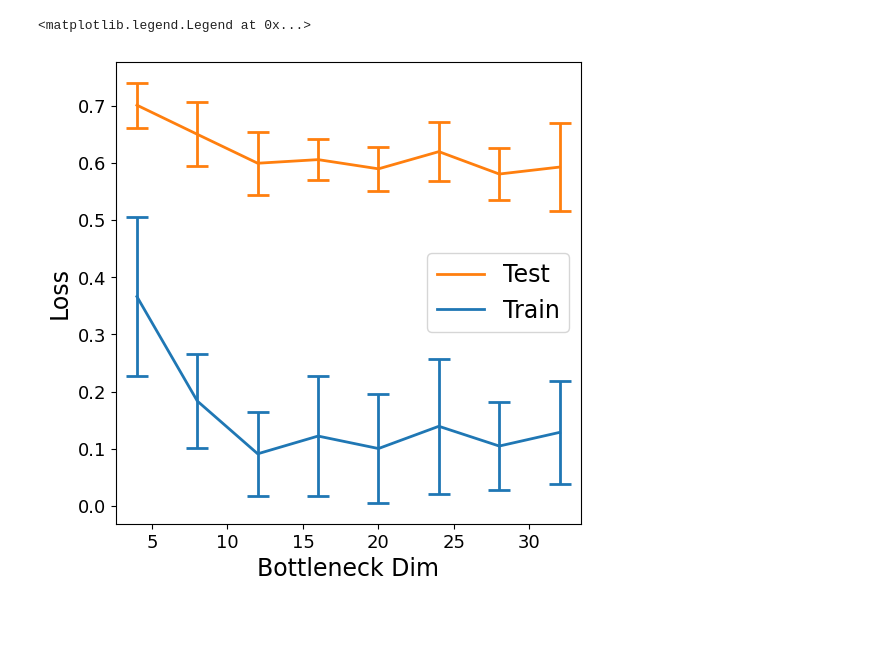
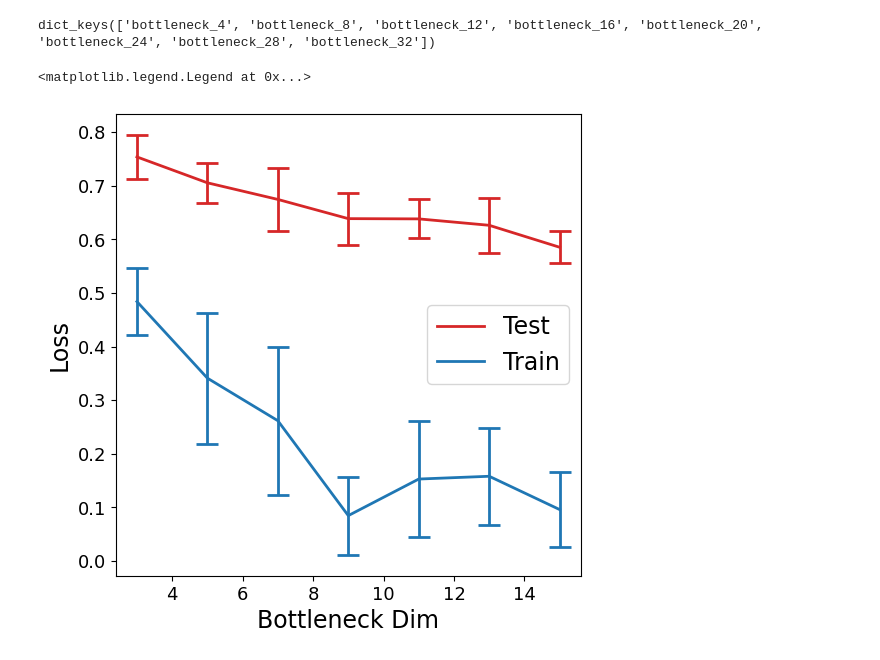
Before and after one commit to ntolley/metanets, a Jupyter notebook: notebooks/make_param_sweep_plots.ipynb, the cells around one changed output. Saved outputs shown, nothing was run; the diff lists cells and outputs as text; code cells hidden in the pictures; blank space fills up the shorter version.

Commit message:
param sweep plots

```diff
--- a/notebooks/make_param_sweep_plots.ipynb
+++ b/notebooks/make_param_sweep_plots.ipynb
@@ -22,14 +22,18 @@ import utils
 
 device = torch.device("cuda:0")
 # device = torch.device("cpu")
-# %%
-with open('../data/bottleneck_sweep_results.pkl', 'rb') as f:
-    sweep_dict = pickle.load(f)
+# %%
+sweep_dict.keys()
+# %% [output]
+dict_keys(['bottleneck_4', 'bottleneck_8', 'bottleneck_12', 'bottleneck_16', 'bottleneck_20', 'bottleneck_24', 'bottleneck_28', 'bottleneck_32'])
 # %%
+with open('../data/mamba_bottleneck_sweep_results.pkl', 'rb') as f:
+    sweep_dict = pickle.load(f)
+
 train_mean, train_std = list(), list()
 test_mean, test_std = list(), list()
 
-bottleneck_values = [4,8,12,16,20,24,28,32]
+bottleneck_values = sweep_dict['bottleneck_values'][1:]
 
 for bottleneck_val in bottleneck_values:
     train_loss, test_loss = list(), list()
@@ -45,25 +49,25 @@ for bottleneck_val in bottleneck_values:
 # %%
 labelsize = 17
 ticksize=13
 capsize = 8
 linewidth=2
 
 train_color = 'C0'
-test_color = 'C1'
+test_color = 'C3'
 
 plt.figure(figsize=(6,6))
 plt.errorbar(x=bottleneck_values, y=train_mean, yerr=train_std, capsize=capsize, linewidth=linewidth, capthick=linewidth, color=train_color)
 plt.errorbar(x=bottleneck_values, y=test_mean, yerr=test_std, capsize=capsize, linewidth=linewidth, capthick=linewidth, color=test_color)
 
 plt.plot([], [], label='Test', linewidth=linewidth, color=test_color)
 plt.plot([], [], label='Train', linewidth=linewidth, color=train_color)
 
 plt.xlabel('Bottleneck Dim', fontsize=labelsize)
 plt.xticks(fontsize=ticksize)
 plt.ylabel('Loss', fontsize=labelsize)
 plt.yticks(fontsize=ticksize)
 
 plt.legend(fontsize=labelsize)
 # %% [output]
 <matplotlib.legend.Legend at 0x...>
-[figure, old version]
+[figure, new version]
```
Also changed, not shown: parts of 2 cells of this notebook.
